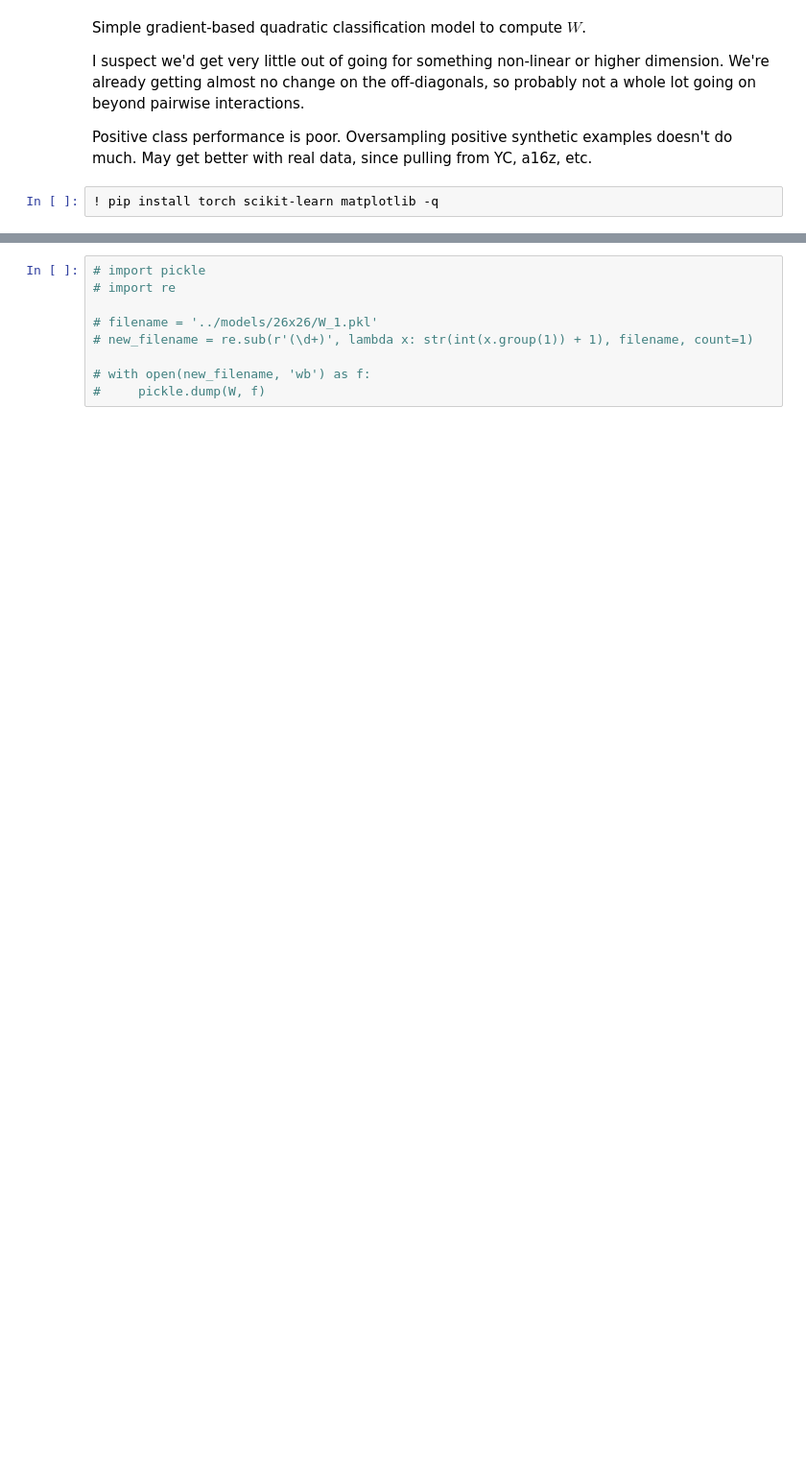
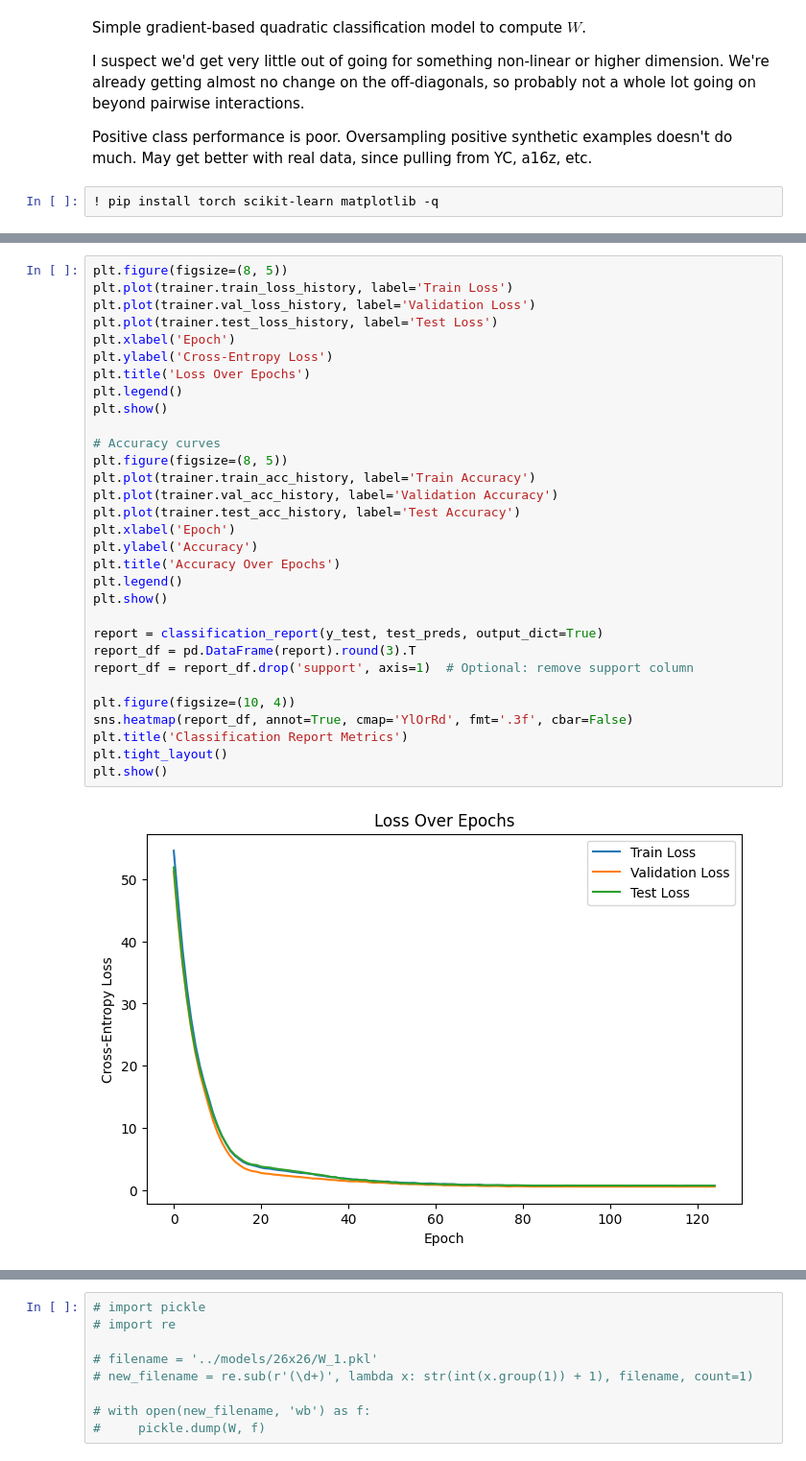
Before and after one commit to vireshpati/founder-rank, a Jupyter notebook: notebooks/model.ipynb, the cells around one changed output, grey strips where cells are left out. Shown at 96% size. Drawn from its saved outputs; the diff is of its cells as text; blank space fills up the shorter version.

```diff
--- a/notebooks/model.ipynb
+++ b/notebooks/model.ipynb
@@ -161,0 +267,33 @@ Epoch 90: Train Loss = 2.6625, Val Loss = 2.8147, Test Loss = 2.2546, Train Acc
+# %%
+plt.figure(figsize=(8, 5))
+plt.plot(trainer.train_loss_history, label='Train Loss')
+plt.plot(trainer.val_loss_history, label='Validation Loss')
+plt.plot(trainer.test_loss_history, label='Test Loss')
+plt.xlabel('Epoch')
+plt.ylabel('Cross-Entropy Loss')
+plt.title('Loss Over Epochs')
+plt.legend()
+plt.show()
+
+# Accuracy curves
+plt.figure(figsize=(8, 5))
+plt.plot(trainer.train_acc_history, label='Train Accuracy')
+plt.plot(trainer.val_acc_history, label='Validation Accuracy')
+plt.plot(trainer.test_acc_history, label='Test Accuracy')
+plt.xlabel('Epoch')
+plt.ylabel('Accuracy')
+plt.title('Accuracy Over Epochs')
+plt.legend()
+plt.show()
+
+report = classification_report(y_test, test_preds, output_dict=True)
+report_df = pd.DataFrame(report).round(3).T
+report_df = report_df.drop('support', axis=1)  # Optional: remove support column
+
+plt.figure(figsize=(10, 4))
+sns.heatmap(report_df, annot=True, cmap='YlOrRd', fmt='.3f', cbar=False)
+plt.title('Classification Report Metrics')
+plt.tight_layout()
+plt.show()
+# %% [output]
+[figure, added]
```
Also changed, not shown: parts of 18 cells of this notebook, 8 other files.
